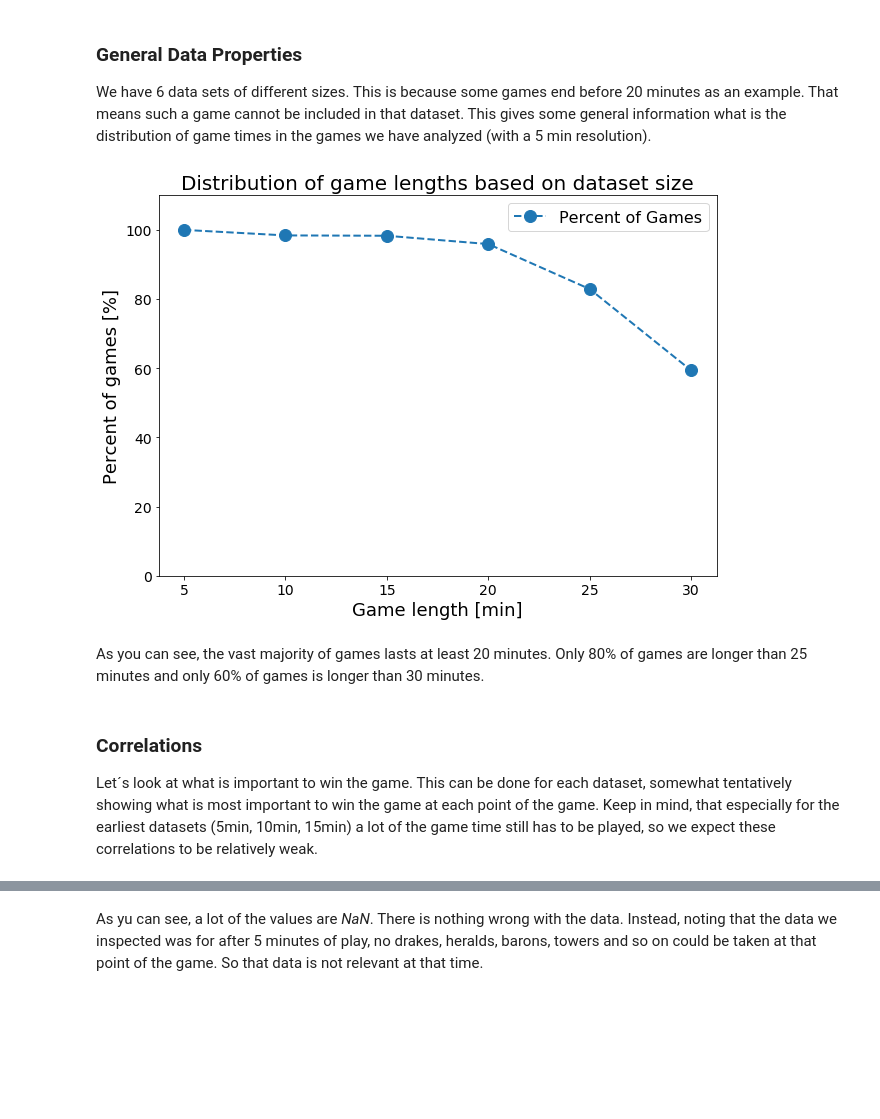
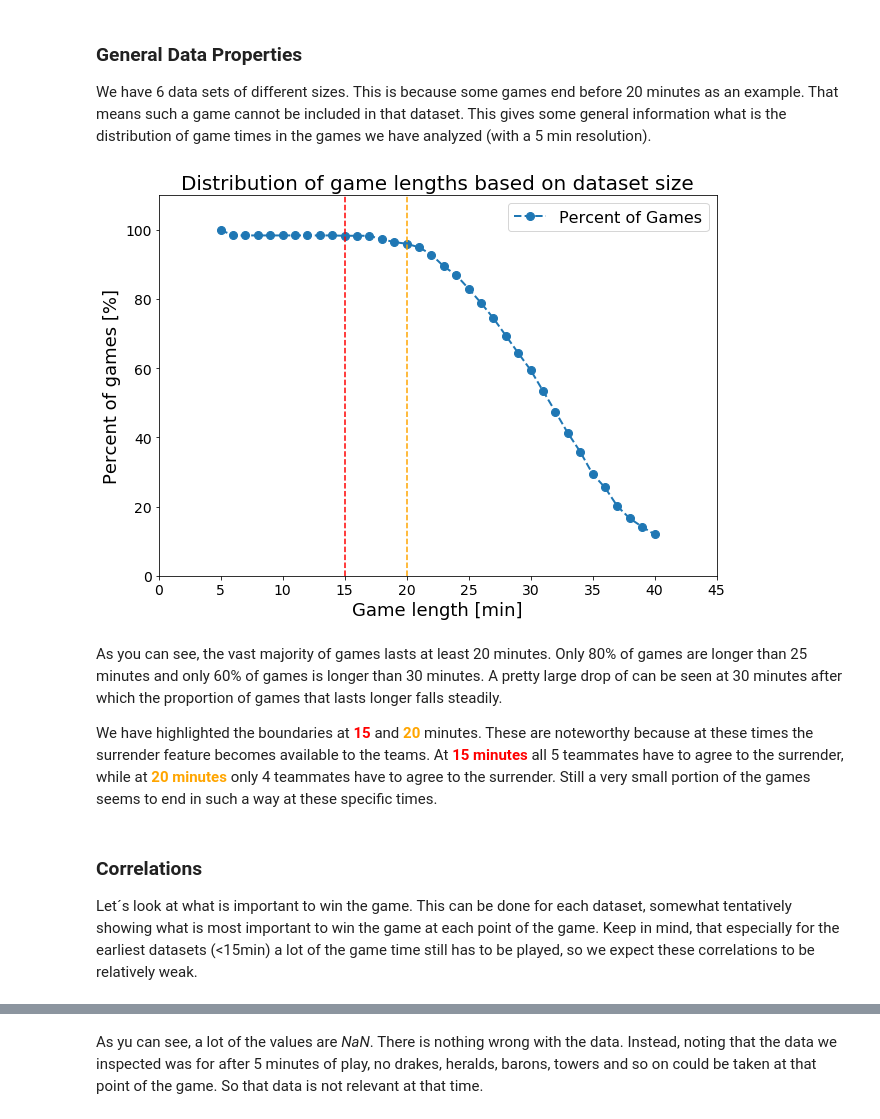
Before and after one commit to MaticPecovnik/LoL-GamePredictor, a Jupyter notebook: Data Exploration.ipynb, the cells around one changed output, grey strips where cells are left out. Saved outputs shown, nothing was run; the diff lists cells and outputs as text; code cells hidden in the pictures; blank space fills up the shorter version.

Commit message:
Model is done

```diff
--- a/Data Exploration.ipynb
+++ b/Data Exploration.ipynb
@@ -36,3 +22,20 @@ data_30 = pd.read_csv(os.path.join(dir_path, "match_summary_30min.csv"), dtype=i
+# %%
+import pandas as pd
+import numpy as np
+import os
+import matplotlib.pyplot as plt
+
+dir_path = os.path.join(os.getcwd(), "data")
+
+max_min = 40 #min
+min_min = 5 #min
+n_files = max_min-min_min+1
+data = {}
+
+for i in range(n_files):
+    data["data_"+str(5+i)+"min"] = pd.read_csv(os.path.join(dir_path, "match_summary_"+str(5+i)+"min.csv"),
+                                               dtype=int,
+                                               index_col=0)
 # %% [markdown]
 The games are summarized in terms of the following features/attributes:
 # %%
@@ -46,33 +49,31 @@ The majority of the attributes are absolute, like **blueGold**, **blueExp** and
 
 We have 6 data sets of different sizes. This is because some games end before 20 minutes as an example. That means such a game cannot be included in that dataset. This gives some general information what is the distribution of game times in the games we have analyzed (with a 5 min resolution).
 # %%
-percent_games = [
-    100,
-    len(data_10)/len(data_5)*100,
-    len(data_15)/len(data_5)*100,
-    len(data_20)/len(data_5)*100,
-    len(data_25)/len(data_5)*100,
-    len(data_30)/len(data_5)*100
-]
+percent_games = [len(data["data_"+str(i + 5)+"min"])/len(data["data_5min"])*100 for i in range(n_files)]
 
 fig, ax = plt.subplots(figsize=(10,7))
 ax.set_title("Distribution of game lengths based on dataset size", fontsize =20)
 
-ax.plot([5, 10, 15, 20, 25, 30], percent_games, marker='o', linestyle='dashed', linewidth=2, markersize=12)
+ax.plot([5+i for i in range(n_files)], percent_games, marker='o', linestyle='dashed', linewidth=2, markersize=8)
 
 ax.legend(["Percent of Games"], fontsize =16)
-ax.set_xticklabels([0, 5, 10, 15, 20, 25, 30, 35], fontsize=14)
+ax.set_xticklabels([0, 5, 10, 15, 20, 25, 30, 35, 40, 45], fontsize=14)
+ax.axvline(x = 15, linestyle="--", color="red", label="15 min")
+ax.axvline(x = 20, linestyle="--", color="orange", label="15 min")
+ax.set_xlim(0, 45)
 ax.set_ylim(0, 110)
 ax.set_yticklabels([0, 20, 40, 60, 80, 100], fontsize=14)
 ax.set_xlabel("Game length [min]", fontsize=18)
 ax.set_ylabel("Percent of games [%]", fontsize=18)
 plt.show()
 # %% [output]
-[figure, old version]
+[figure, new version]
-# %% [markdown]
-As you can see, the vast majority of games lasts at least 20 minutes. Only 80% of games are longer than 25 minutes and only 60% of games is longer than 30 minutes.
+# %% [markdown]
+As you can see, the vast majority of games lasts at least 20 minutes. Only 80% of games are longer than 25 minutes and only 60% of games is longer than 30 minutes. A pretty large drop of can be seen at 30 minutes after which the proportion of games that lasts longer falls steadily.
+
+We have highlighted the boundaries at <b><span style="color:red">15</span></b> and <b><span style="color:orange">20</span></b> minutes. These are noteworthy because at these times the surrender feature becomes available to the teams. At <b><span style="color:red">15 minutes</span></b> all 5 teammates have to agree to the surrender, while at <b><span style="color:orange">20 minutes</span></b> only 4 teammates have to agree to the surrender. Still a very small portion of the games seems to end in such a way at these specific times.
 # %% [markdown]
 ### Correlations
 
-Let´s look at what is important to win the game. This can be done for each dataset, somewhat tentatively showing what is most important to win the game at each point of the game. Keep in mind, that especially for the earliest datasets (5min, 10min, 15min) a lot of the game time still has to be played, so we expect these correlations to be relatively weak.
+Let´s look at what is important to win the game. This can be done for each dataset, somewhat tentatively showing what is most important to win the game at each point of the game. Keep in mind, that especially for the earliest datasets (<15min) a lot of the game time still has to be played, so we expect these correlations to be relatively weak.
 # %%
```
Also changed, not shown: parts of 10 cells of this notebook, 40 other files.
